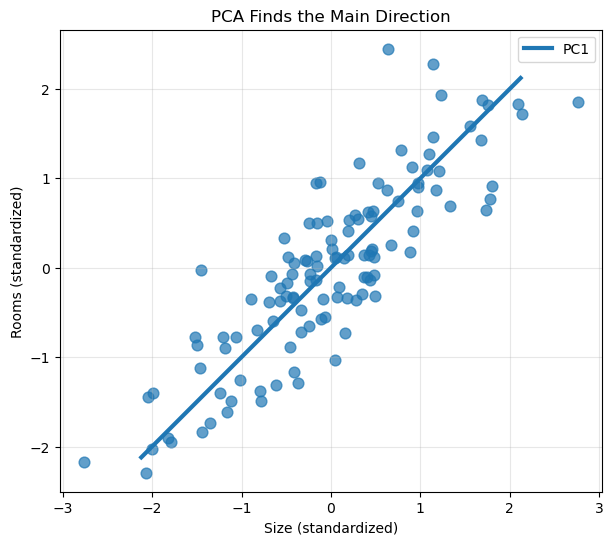
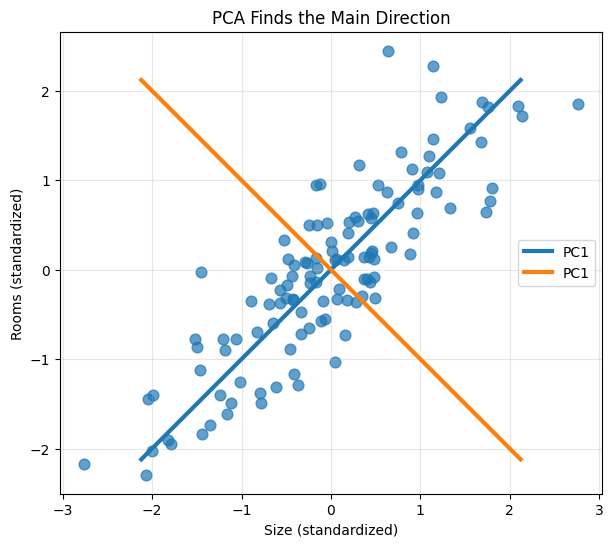
The change to this notebook cell's code, shown as a diff; its figure went from the first image to the second:
--- before
+++ after
@@ -2,8 +2,11 @@
 
 pc1 = pca.components_[0]
+pc2 = pca.components_[1]
+
 
 t = np.linspace(-3, 3, 100)
 
 pc1_line = mean + t[:, None] * pc1
+pc2_line = mean + t[:, None] * pc2
 
 plt.figure(figsize=(7,6))
@@ -23,4 +26,12 @@
 )
 
+plt.plot(
+    pc2_line[:,0],
+    pc2_line[:,1],
+    linewidth=3,
+    label="PC1"
+)
+
+
 plt.xlabel("Size (standardized)")
 plt.ylabel("Rooms (standardized)")

Commit: Submission ex 5